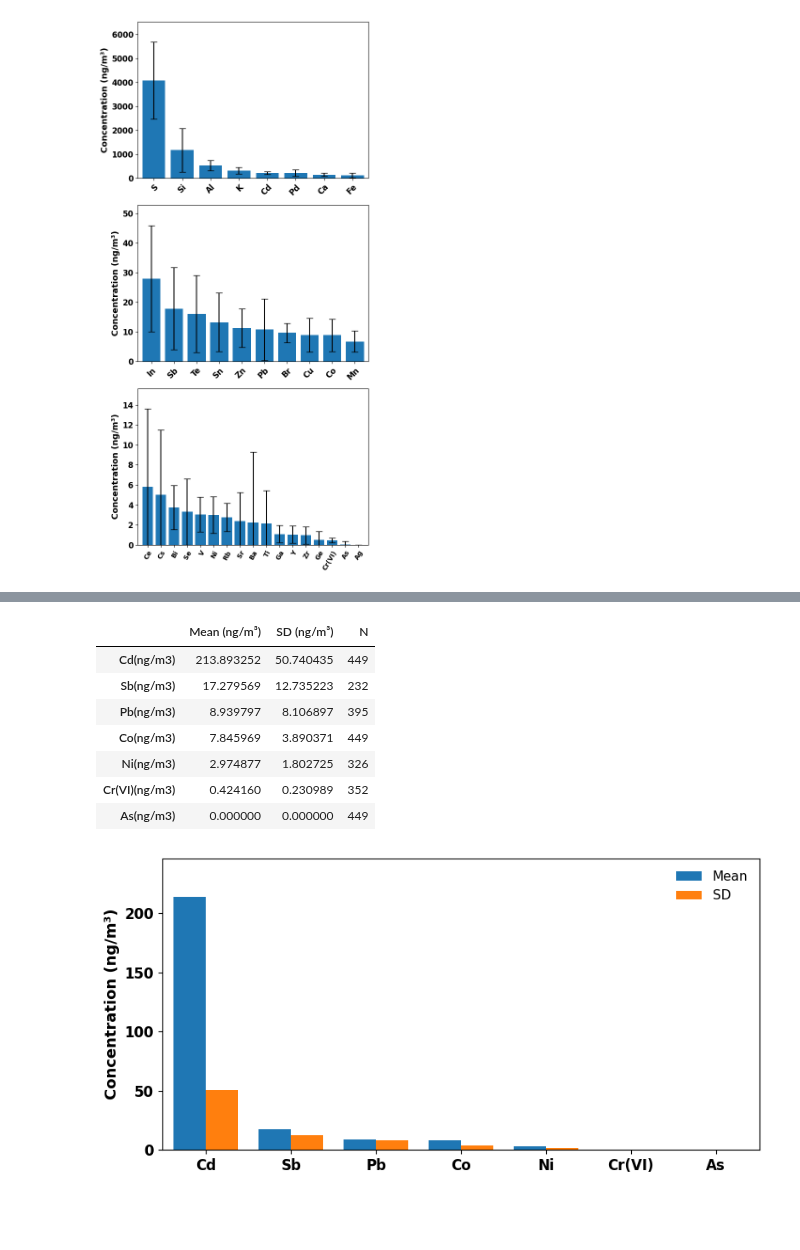
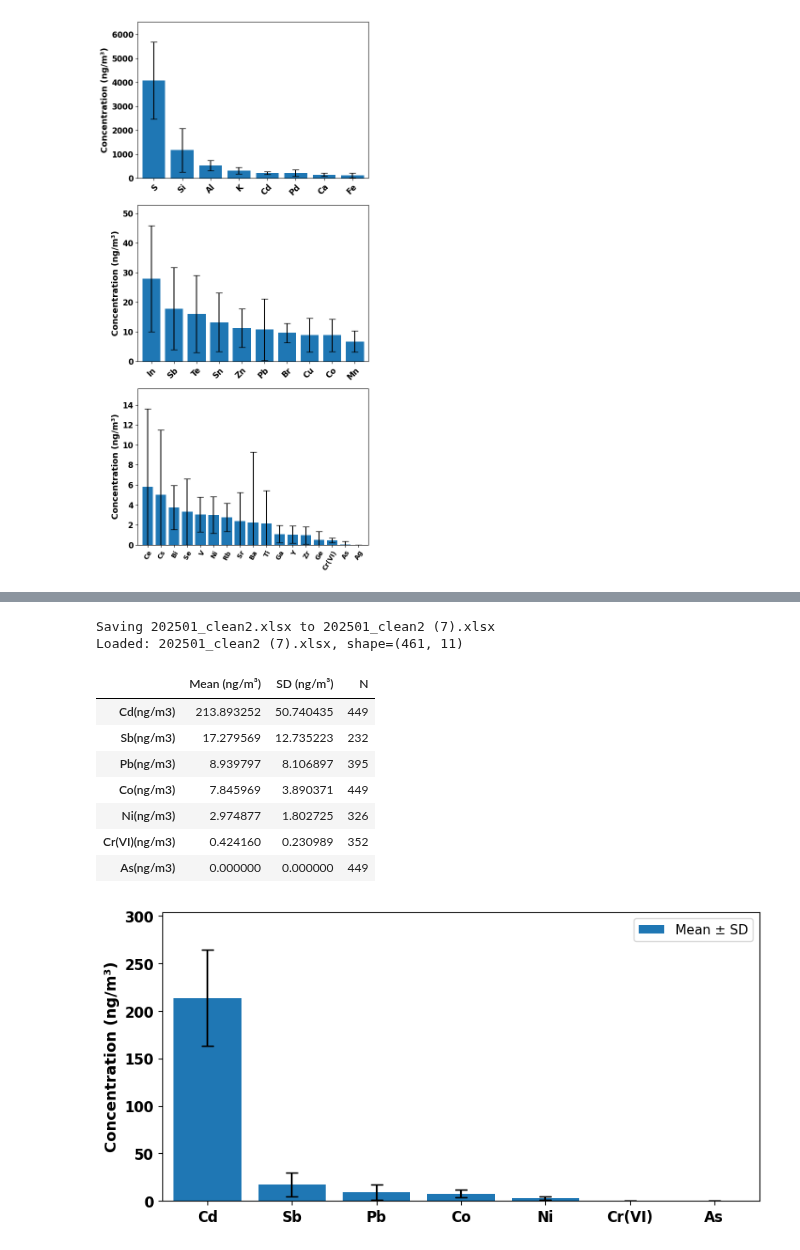
Before and after one commit to hyen0322/202508, a Jupyter notebook: Statistics Table_수정.ipynb, the cells around one changed output, grey strips where cells are left out. Saved outputs shown, nothing was run; the diff lists cells and outputs as text; code cells hidden in the pictures; blank space fills up the shorter version.

Commit message:
Colab을 통해 생성됨

```diff
--- a/Statistics Table_수정.ipynb
+++ b/Statistics Table_수정.ipynb
@@ -591,6 +630,22 @@ plt.show()
 # %%
 # [7개 금속] 평균+표준편차 그래프
 # %%
+# Colab에서 엑셀 업로드 → df로 읽기
+from google.colab import files
+import io
+import pandas as pd
+
+uploaded = files.upload()  # 파일 선택
+if not uploaded:
+    raise ValueError("엑셀 파일을 업로드하세요.")
+
+fname = next(iter(uploaded))  # 첫 번째 업로드 파일명
+# 필요 시 sheet_name 인덱스/이름 지정
+df = pd.read_excel(io.BytesIO(uploaded[fname]), sheet_name=0, engine="openpyxl")
+
+print(f"Loaded: {fname}, shape={df.shape}")
+df.head()
+
 # === 설정값 =========================================================
 UNIT = "ng"     # "ng" 또는 "ug"
 EXCLUDE_KEYS = {"conc"}  # 비금속 패턴(소문자 비교)
@@ -673,7 +728,7 @@ metal_cols = [c for c in metal_cols if df[c].notna().any()]
 
 # --- 6) 통계(Mean, SD, N) -------------------------------------------
 means = df[metal_cols].mean(skipna=True)
-stds  = df[metal_cols].std(skipna=True, ddof=1)   # 표본 SD
+stds  = df[metal_cols].std(skipna=True, ddof=1)
 Ns    = df[metal_cols].notna().sum()
 
 # --- 7) 평균 내림차순 정렬 ------------------------------------------
@@ -691,61 +746,72 @@ summary = pd.DataFrame({
 })
 display(summary)
 
-# --- 10) 상·중·하 패널(모두 '세로 막대') — 평균 막대와 SD 막대 나란히 -------
+# --- 11) 상·중·하 패널(모두 '세로 막대 + SD', 라벨 전부 표시·회전 0°) -------
 names = list(means.index)
 top_idx = names[:min(K_TOP, len(names))]
 mid_idx = names[len(top_idx): len(top_idx) + min(K_MID, max(0, len(names)-len(top_idx)))]
 low_idx = names[len(top_idx) + len(mid_idx):]
 
 groups = [
-    ("Top metals (mean & SD)", top_idx),
-    ("Middle metals (mean & SD)", mid_idx),
-    ("Low metals (mean & SD)", low_idx)
+    ("Top metals (mean ± SD)", top_idx),
+    ("Middle metals (mean ± SD)", mid_idx),
+    ("Low metals (mean ± SD)", low_idx)
 ]
 groups = [(t, idx) for (t, idx) in groups if len(idx) > 0]
 
 n_panels = len(groups)
 fig, axes = plt.subplots(
     n_panels, 1,
-    figsize=(max(8, 0.35 * max(len(g[1]) for g in groups)), 4*n_panels)  # 필요시 0.40로
+    figsize=(max(8, 0.35 * max(len(g[1]) for g in groups)), 4*n_panels)  # 자동폭(필요시 0.40)
 )
 if n_panels == 1:
     axes = [axes]
 
 def plot_group(ax, idx, title):
-    vals = means.loc[idx]           # 평균
-    sds  = stds.loc[idx]            # 표준편차
+    vals = means.loc[idx]; errs = stds.loc[idx]
     n = len(idx)
     labels_local = [LABEL_UNIT_RE.sub('', s) for s in idx]  # 금속명만
-    fs = 12 if n <= 12 else (10 if n <= 18 else (9 if n <= 24 else 8))  # 라벨 전부 표시(회전 0°)
+    fs = 12 if n <= 12 else (10 if n <= 18 else (9 if n <= 24 else 8))  # 전부 표시, 회전 0°
 
     x = np.arange(n)
-    w = 0.38  # 막대 너비
 
-    # 평균/SD 나란히 표시
-    ax.bar(x - w/2, vals.values, width=w, label='Mean')
-    ax.bar(x + w/2, sds.fillna(0).values, width=w, label='SD')  # NaN은 0으로 대체
 
-    # 축/라벨
+# --- 막대와 범례 색상 통일 (파랑) ---
+    bar_color = "tab:blue"
+    ax.bar(x, vals.values, yerr=errs.values, capsize=5,
+           color=bar_color, label="Mean ± SD")
+
     ax.set_xticks(x)
     ax.set_xticklabels(labels_local, rotation=0, ha='center',
                        fontsize=fs, fontweight='bold')
     ax.set_ylabel(f"Concentration ({unit_label})", fontsize=13, fontweight='bold')
-    # ax.set_title(title, fontsize=14, fontweight='bold')  # 제목 필요 시 활성화
 
-    # y축 숫자 스타일
     ax.tick_params(axis='y', labelsize=12)
     for t in ax.get_yticklabels():
         t.set_fontweight('bold')
 
-    # y축 범위(평균/SD 중 최대치 기준)
-    ymax = float(np.nanmax([vals.values.max(), sds.values.max()])) if n else 0.0
+    ymax = float((vals + errs).max()) if n else 0.0
     if np.isfinite(ymax) and ymax > 0:
         ax.set_ylim(0, ymax * 1.15)
+    ax.margins(x=0.02)
 
-    # 범례
-    ax.legend(loc='upper right', fontsize=11, frameon=False)
+    # --- 범례 (그래프 안쪽) ---
+    ax.legend(loc="upper right", fontsize=11, frameon=True)
 
+    ax.bar(x, vals.values, yerr=errs.values, capsize=5)
+    ax.set_xticks(x)
+    ax.set_xticklabels(labels_local, rotation=0, ha='center',
+                       fontsize=fs, fontweight='bold')
+    ax.set_ylabel(f"Concentration ({unit_label})", fontsize=13, fontweight='bold')
+    #ax.set_title(title, fontsize=14, fontweight='bold')
+
+    ax.tick_params(axis='y', labelsize=12)
+    for t in ax.get_yticklabels():
+        t.set_fontweight('bold')
+
+    ymax = float((vals + errs).max()) if n else 0.0
+    if np.isfinite(ymax) and ymax > 0:
+        ax.set_ylim(0, ymax * 1.15)
     ax.margins(x=0.02)  # 좌우 여백
 
 for i, (title, idx) in enumerate(groups):
@@ -757,9 +824,11 @@ plt.show()
+Saving 202501_clean2.xlsx to 202501_clean2 (7).xlsx
+Loaded: 202501_clean2 (7).xlsx, shape=(461, 11)
 |  | Mean (ng/m³) | SD (ng/m³) | N |
 | Cd(ng/m3) | 213.893252 | 50.740435 | 449 |
 | Sb(ng/m3) | 17.279569 | 12.735223 | 232 |
 | Pb(ng/m3) | 8.939797 | 8.106897 | 395 |
 | Co(ng/m3) | 7.845969 | 3.890371 | 449 |
 | Ni(ng/m3) | 2.974877 | 1.802725 | 326 |
 | Cr(VI)(ng/m3) | 0.424160 | 0.230989 | 352 |
 | As(ng/m3) | 0.000000 | 0.000000 | 449 |
-[figure, old version]
+[figure, new version]
```
Also changed, not shown: parts of 9 cells of this notebook.
